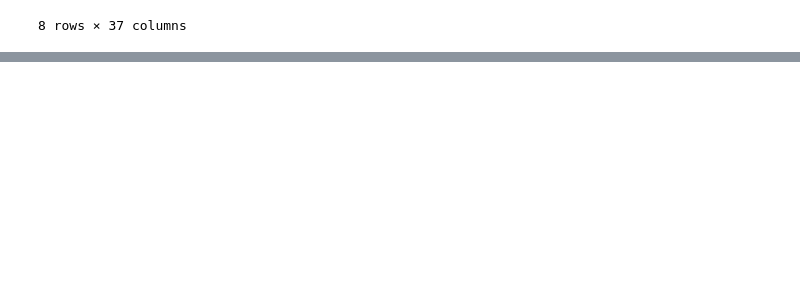
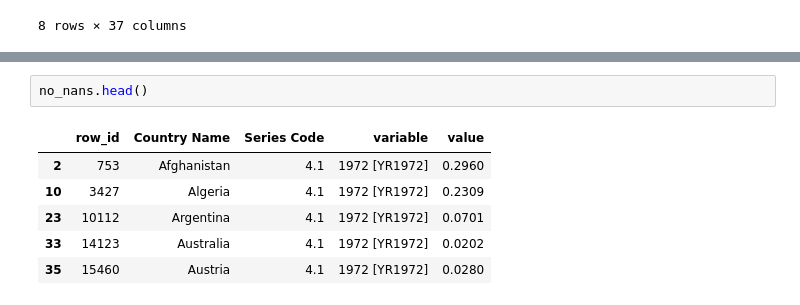
Before and after one commit to machine-learning-study-group/time-series-millenium-goals, a Jupyter notebook: 2-prepare-data.ipynb, the cells around one changed output, grey strips where cells are left out. Drawn from its saved outputs; the diff is of its cells as text; blank space fills up the shorter version.

```diff
--- a/2-prepare-data.ipynb
+++ b/2-prepare-data.ipynb
@@ -176,0 +231,9 @@ joined_data.describe()
+# %%
+no_nans.head()
+# %% [output]
+|  | row_id | Country Name | Series Code | variable | value |
+| 2 | 753 | Afghanistan | 4.1 | 1972 [YR1972] | 0.2960 |
+| 10 | 3427 | Algeria | 4.1 | 1972 [YR1972] | 0.2309 |
+| 23 | 10112 | Argentina | 4.1 | 1972 [YR1972] | 0.0701 |
+| 33 | 14123 | Australia | 4.1 | 1972 [YR1972] | 0.0202 |
+| 35 | 15460 | Austria | 4.1 | 1972 [YR1972] | 0.0280 |
```
Also changed, not shown: parts of 6 cells of this notebook.
